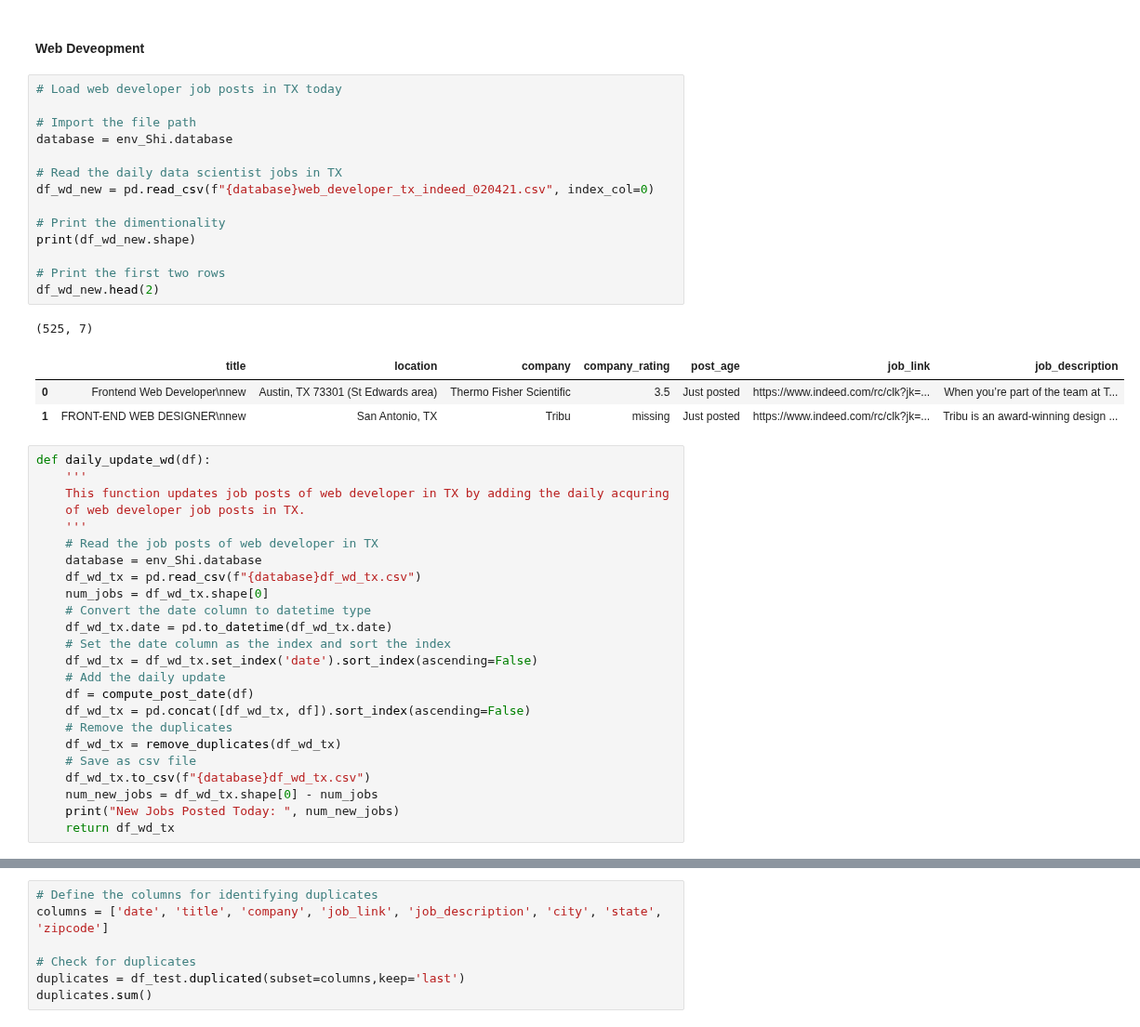
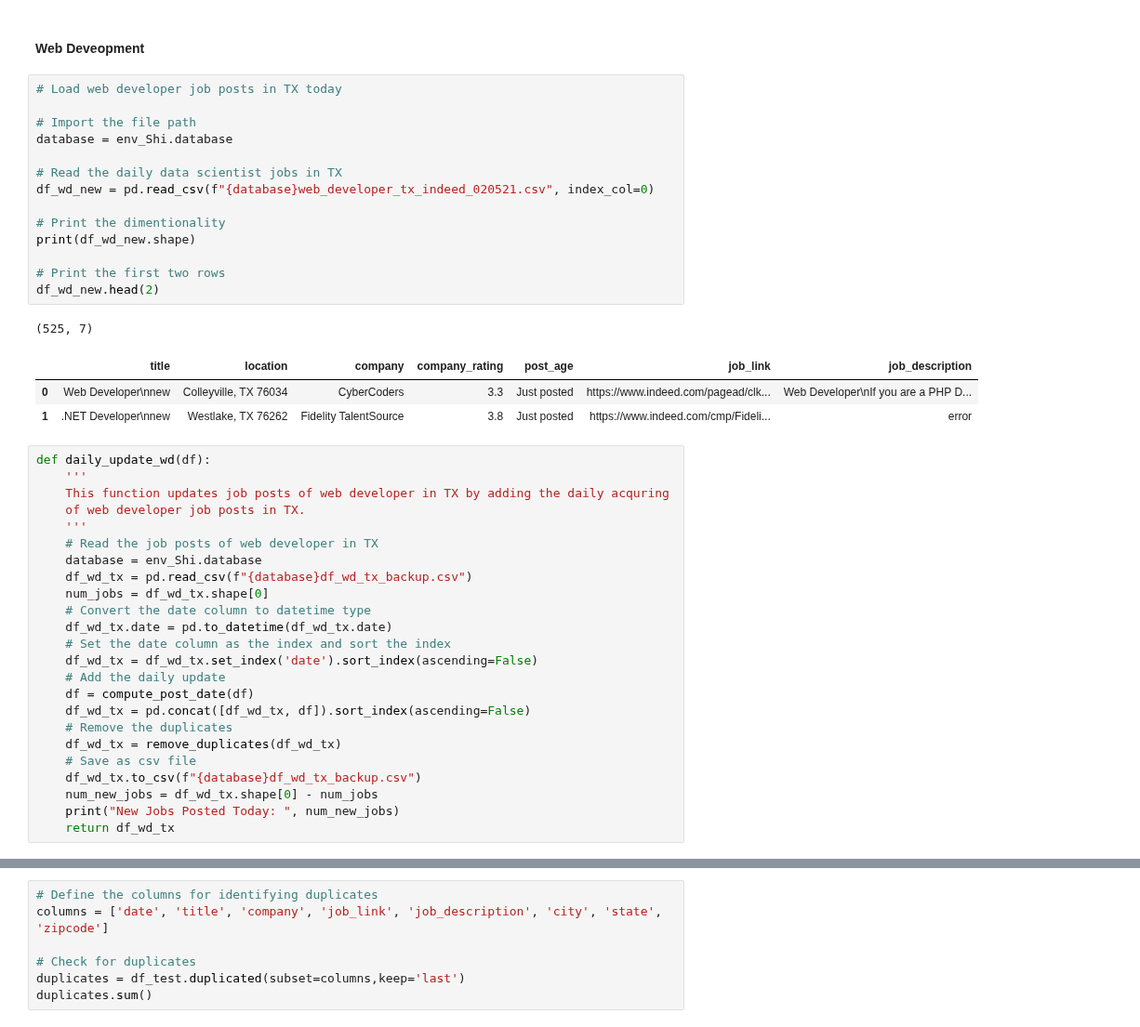
Before and after one commit to Blue-Owl-Data/Job-Search-Dashboard, a Jupyter notebook: notebook/MVP_Shi.ipynb, the cells around one changed output, grey strips where cells are left out. Shown at 93% size. Saved outputs shown, nothing was run; the diff lists cells and outputs as text.

```diff
--- a/notebook/MVP_Shi.ipynb
+++ b/notebook/MVP_Shi.ipynb
@@ -648,22 +651,22 @@ def transform_old_file(df, date_string):
 # %%
 # Load web developer job posts in TX today
 
 # Import the file path
 database = env_Shi.database
 
 # Read the daily data scientist jobs in TX
-df_wd_new = pd.read_csv(f"{database}web_developer_tx_indeed_020421.csv", index_col=0)
+df_wd_new = pd.read_csv(f"{database}web_developer_tx_indeed_020521.csv", index_col=0)
 
 # Print the dimentionality
 print(df_wd_new.shape)
 
 # Print the first two rows
 df_wd_new.head(2)
 # %% [output]
 (525, 7)
 |  | title | location | company | company_rating | post_age | job_link | job_description |
-| 0 | Frontend Web Developer\nnew | Austin, TX 73301 (St Edwards area) | Thermo Fisher Scientific | 3.5 | Just posted | https://www.indeed.com/rc/clk?jk=... | When you’re part of the team at T... |
-| 1 | FRONT-END WEB DESIGNER\nnew | San Antonio, TX | Tribu | missing | Just posted | https://www.indeed.com/rc/clk?jk=... | Tribu is an award-winning design ... |
+| 0 | Web Developer\nnew | Colleyville, TX 76034 | CyberCoders | 3.3 | Just posted | https://www.indeed.com/pagead/clk... | Web Developer\nIf you are a PHP D... |
+| 1 | .NET Developer\nnew | Westlake, TX 76262 | Fidelity TalentSource | 3.8 | Just posted | https://www.indeed.com/cmp/Fideli... | error |
 # %%
 def daily_update_wd(df):
     '''
@@ -672,7 +675,7 @@ def daily_update_wd(df):
     '''
     # Read the job posts of web developer in TX
     database = env_Shi.database
-    df_wd_tx = pd.read_csv(f"{database}df_wd_tx.csv")
+    df_wd_tx = pd.read_csv(f"{database}df_wd_tx_backup.csv")
     num_jobs = df_wd_tx.shape[0]
     # Convert the date column to datetime type
     df_wd_tx.date = pd.to_datetime(df_wd_tx.date)
@@ -684,7 +687,7 @@ def daily_update_wd(df):
     # Remove the duplicates
     df_wd_tx = remove_duplicates(df_wd_tx)
     # Save as csv file
-    df_wd_tx.to_csv(f"{database}df_wd_tx.csv")
+    df_wd_tx.to_csv(f"{database}df_wd_tx_backup.csv")
     num_new_jobs = df_wd_tx.shape[0] - num_jobs
     print("New Jobs Posted Today: ", num_new_jobs)
     return df_wd_tx
```
Also changed, not shown: parts of 10 cells of this notebook.
